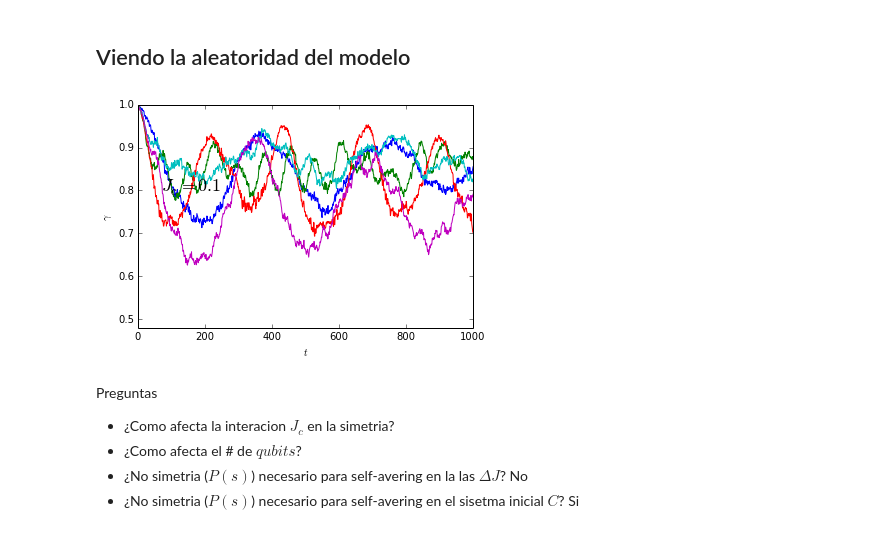
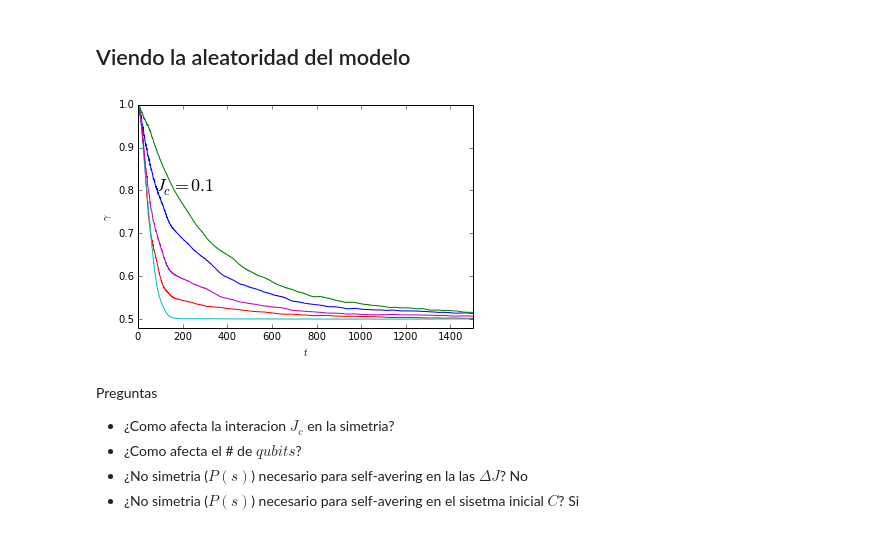
Before and after one commit to evalvarez12/qubits-CUDA, a Jupyter notebook: Purity.ipynb, the cells around one changed output. Drawn from its saved outputs; the diff is of its cells as text; code cells hidden in the pictures.

```diff
--- a/Purity.ipynb
+++ b/Purity.ipynb
@@ -15,21 +15,21 @@ En modelo $chain$
 ## Viendo la aleatoridad del modelo
 # %%
 #CAOS EN CADENA
-Jc,Jp,Js,DJs,Dbs,bx,bz=[0.05,1.0,1.0,0.1,0,1.0,1.0]
+Jc,Jp,Js,DJs,Dbs,bx,bz=[0.05,0.1,1.0,0.1,0,1.0,1.0]
 # %%
 q=13
 veces=5
 for i in range(veces) :
-    !ssh t800  carlospg/qubits-CUDA/./abc -o purity -q $q --x 4 --model model3_open --Jc $Jc --Js $Js --DJs $DJs --bx $bx --bz $bz --Dbs $Dbs --t 10000 --PARAMseed 0 --Eseed 0 --Cseed 1245  > pur.dat
+    !ssh t800  carlospg/qubits-CUDA/./abc -o purity -q $q --x 3 --model model4_open --Jc $Jc --Jp $Jp --Js $Js --DJs $DJs --bx $bx --bz $bz --Dbs $Dbs --t 15000 --Cseed 0 --Eseed 1463 --PARAMseed 8589  > pur.dat
     a=loadtxt("pur.dat")
     plot(a)
 xlabel("$t$")
 ylabel("$\gamma$")
-axis([0,1000,.48,1])
+axis([0,1500,.48,1])
 text(70,.8,'$J_c=0.1$',fontsize=18)
 show()
 # %% [output]
-[figure, old version]
+[figure, new version]
 # %% [markdown]
 Preguntas
 - ¿Como afecta la interacion $J_c$ en la simetria?
```
Also changed, not shown: parts of 3 cells of this notebook, 15 other files.
